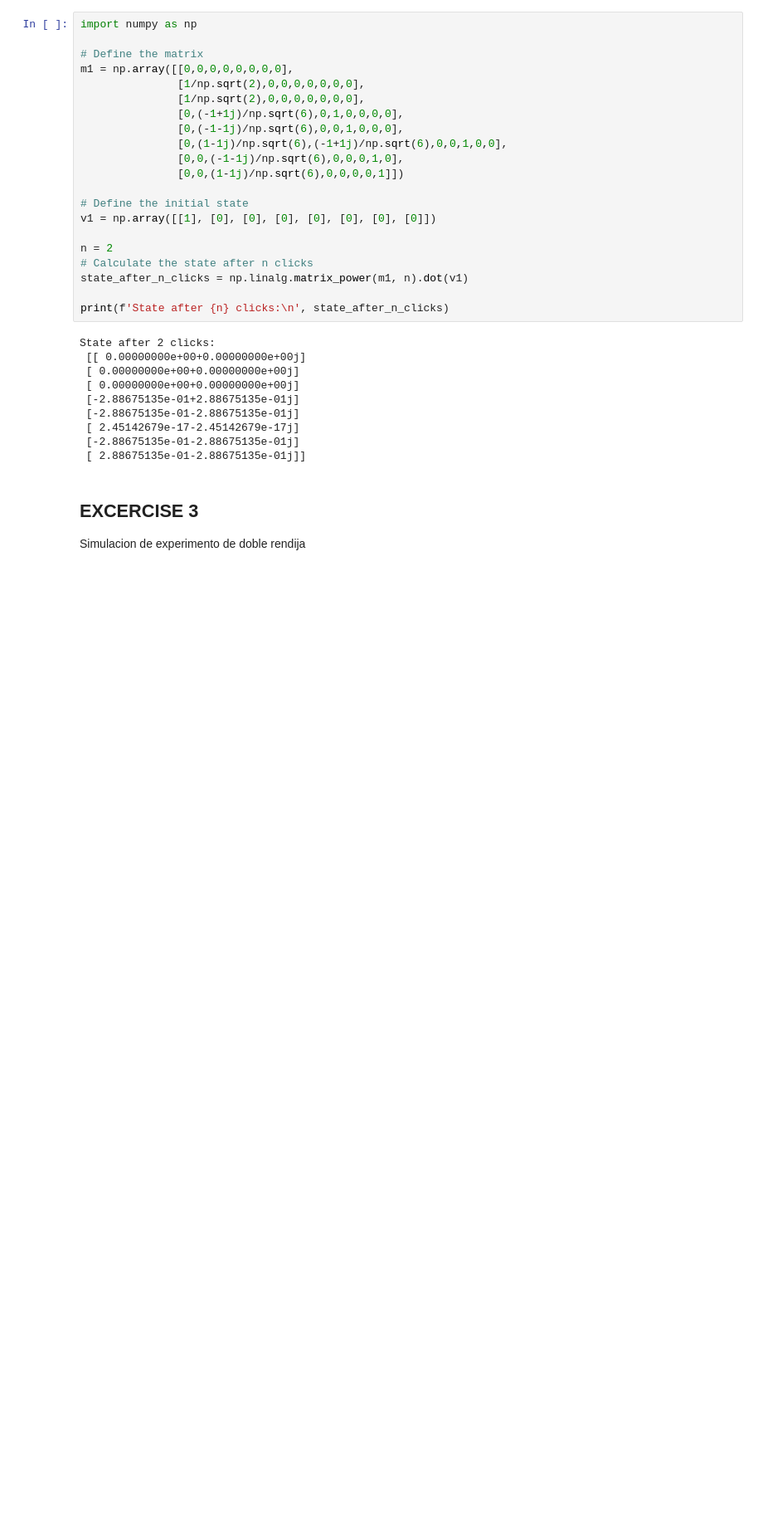
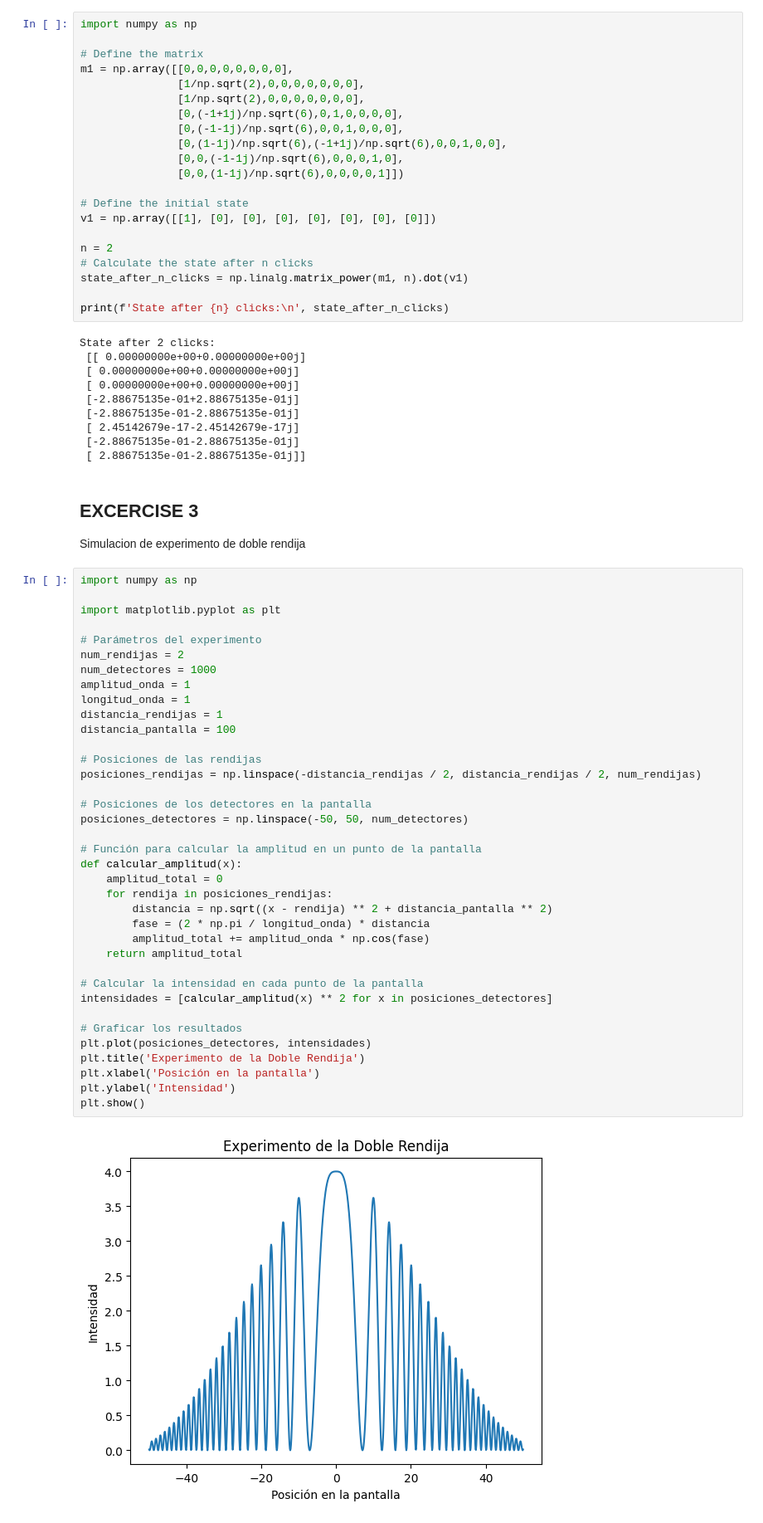
Before and after one commit to scortua/CNYT, a Jupyter notebook: tercio 2/ClasicToQuantum/TallerClasicToQuantum.ipynb, the cells around one changed output. Shown at 83% size. Saved outputs shown, nothing was run; the diff lists cells and outputs as text; blank space fills up the shorter version.

```diff
--- a/tercio 2/ClasicToQuantum/TallerClasicToQuantum.ipynb
+++ b/tercio 2/ClasicToQuantum/TallerClasicToQuantum.ipynb
@@ -312,3 +312,42 @@ State after 2 clicks:
 ## EXCERCISE 3
 
 Simulacion de experimento de doble rendija
+# %%
+import numpy as np
+
+import matplotlib.pyplot as plt
+
+# Parámetros del experimento
+num_rendijas = 2
+num_detectores = 1000
+amplitud_onda = 1
+longitud_onda = 1
+distancia_rendijas = 1
+distancia_pantalla = 100
+
+# Posiciones de las rendijas
+posiciones_rendijas = np.linspace(-distancia_rendijas / 2, distancia_rendijas / 2, num_rendijas)
+
+# Posiciones de los detectores en la pantalla
+posiciones_detectores = np.linspace(-50, 50, num_detectores)
+
+# Función para calcular la amplitud en un punto de la pantalla
+def calcular_amplitud(x):
+    amplitud_total = 0
+    for rendija in posiciones_rendijas:
+        distancia = np.sqrt((x - rendija) ** 2 + distancia_pantalla ** 2)
+        fase = (2 * np.pi / longitud_onda) * distancia
+        amplitud_total += amplitud_onda * np.cos(fase)
+    return amplitud_total
+
+# Calcular la intensidad en cada punto de la pantalla
+intensidades = [calcular_amplitud(x) ** 2 for x in posiciones_detectores]
+
+# Graficar los resultados
+plt.plot(posiciones_detectores, intensidades)
+plt.title('Experimento de la Doble Rendija')
+plt.xlabel('Posición en la pantalla')
+plt.ylabel('Intensidad')
+plt.show()
+# %% [output]
+[figure, added]
```
